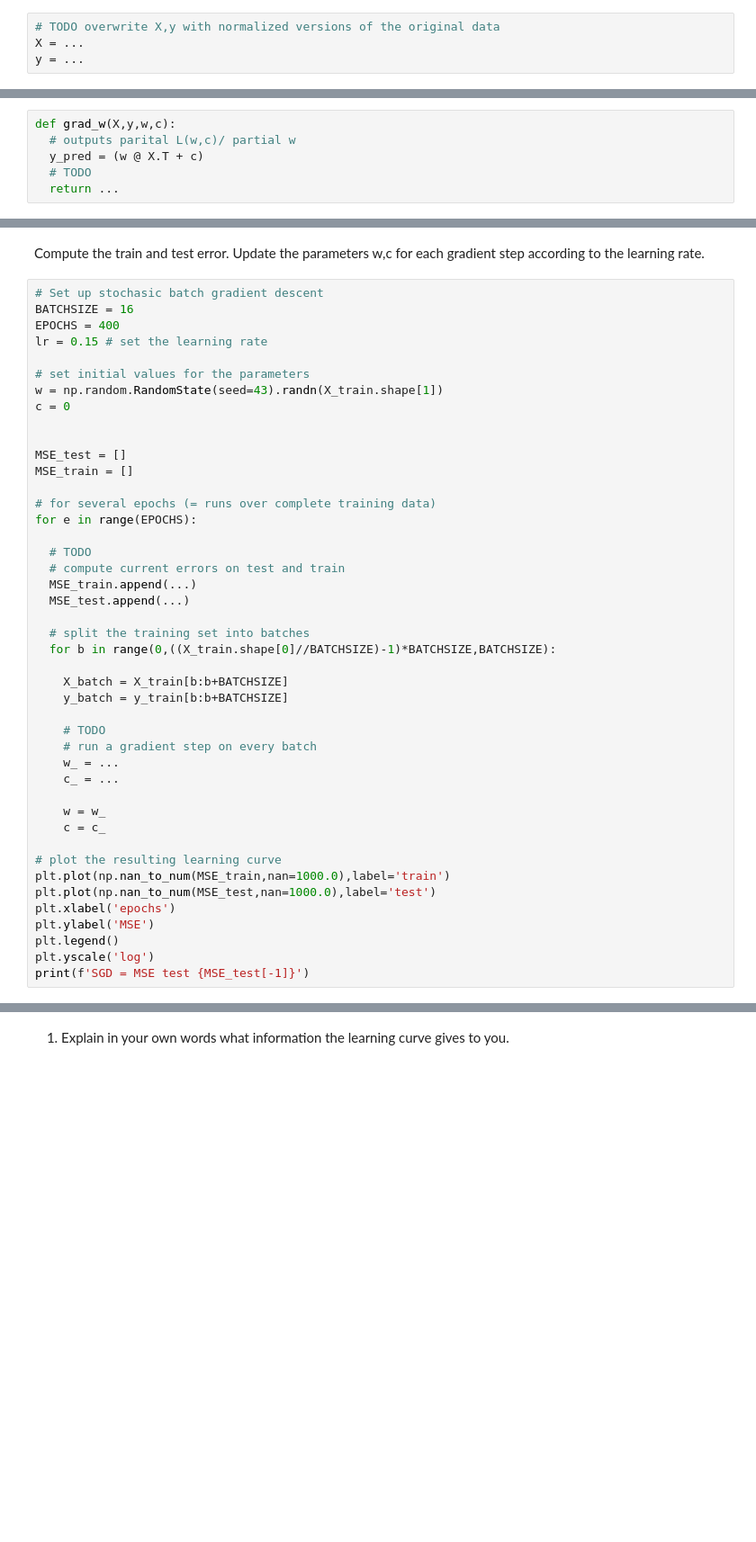
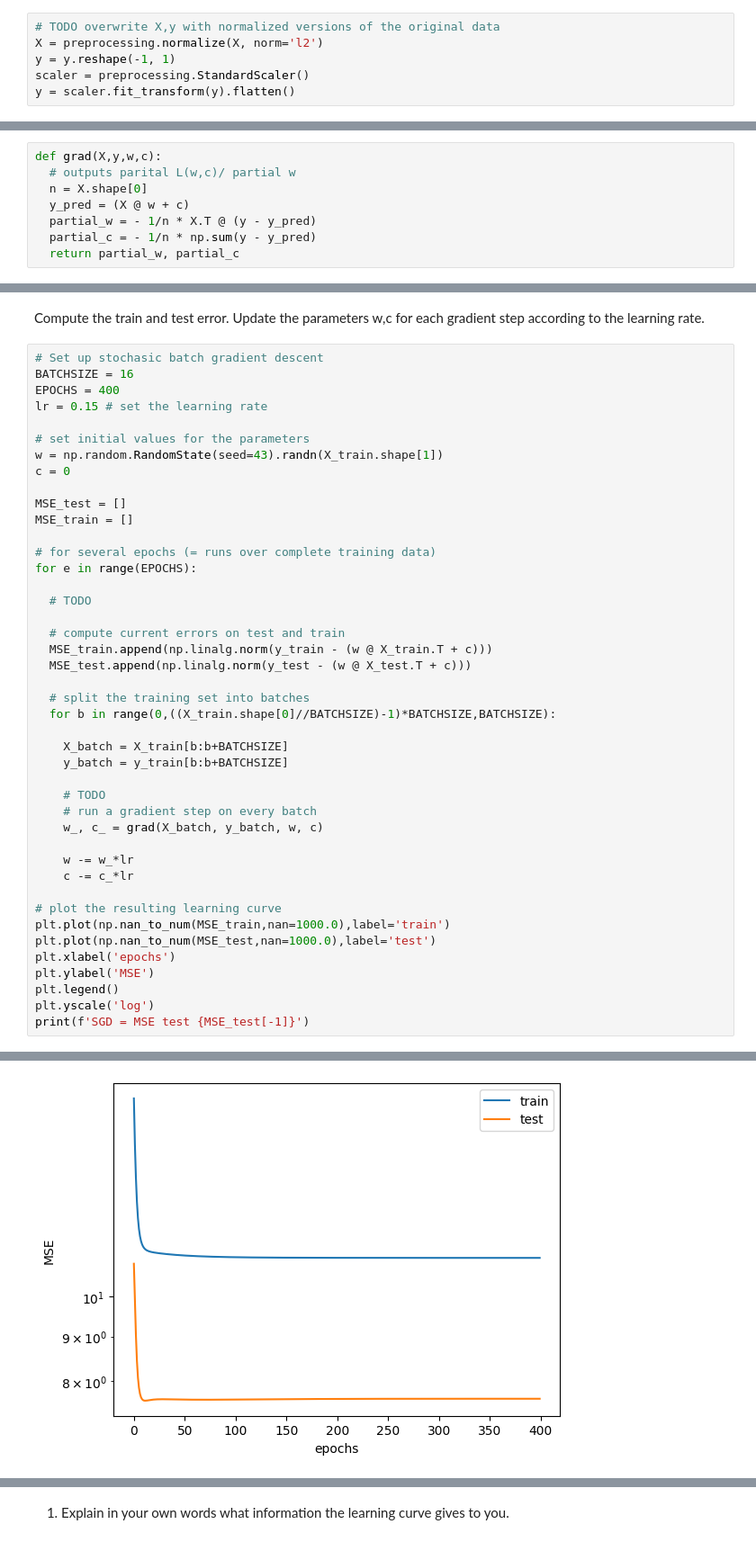
Before and after one commit to davidomanovic/Machine-Learning, a Jupyter notebook: Gradient Descent/ml4phys_exercise4.ipynb, the cells around one changed output, grey strips where cells are left out. Shown: that part at 90% size. Drawn from its saved outputs; the diff is of its cells as text; blank space fills up the shorter version.

Commit message:
Grad descent

```diff
--- a/Gradient Descent/ml4phys_exercise4.ipynb
+++ b/Gradient Descent/ml4phys_exercise4.ipynb
@@ -244,8 +244,10 @@ sns.clustermap(corr_mat, vmax = 0.8); # plot a clustered heatmap
 [Normalize](https://scikit-learn.org/stable/modules/generated/sklearn.preprocessing.normalize.html) the input data using the L2 norm, as well as the target data by the maximum value.
 # %%
 # TODO overwrite X,y with normalized versions of the original data
-X = ...
-y = ...
+X = preprocessing.normalize(X, norm='l2')
+y = y.reshape(-1, 1)
+scaler = preprocessing.StandardScaler()
+y = scaler.fit_transform(y).flatten()
 # %%
 # Split the data
 X_train, X_validation, y_train, y_validation = train_test_split(X, y, test_size = 0.2, random_state = 14)
@@ -265,8 +267,10 @@ What are the gradients?
 
 Implement them below.
 # %%
-def grad_w(X,y,w,c):
+def grad(X,y,w,c):
   # outputs parital L(w,c)/ partial w
-  y_pred = (w @ X.T + c)
-  # TODO
-  return ...
+  n = X.shape[0]
+  y_pred = (X @ w + c)
+  partial_w = - 1/n * X.T @ (y - y_pred)
+  partial_c = - 1/n * np.sum(y - y_pred)
+  return partial_w, partial_c
@@ -289,7 +294,6 @@ lr = 0.15 # set the learning rate
 w = np.random.RandomState(seed=43).randn(X_train.shape[1])
 c = 0
 
-
 MSE_test = []
 MSE_train = []
 
@@ -297,9 +301,10 @@ MSE_train = []
 for e in range(EPOCHS):
 
   # TODO
+
   # compute current errors on test and train
-  MSE_train.append(...)
-  MSE_test.append(...)
+  MSE_train.append(np.linalg.norm(y_train - (w @ X_train.T + c)))
+  MSE_test.append(np.linalg.norm(y_test - (w @ X_test.T + c)))
 
   # split the training set into batches
   for b in range(0,((X_train.shape[0]//BATCHSIZE)-1)*BATCHSIZE,BATCHSIZE):
@@ -309,11 +314,10 @@ for e in range(EPOCHS):
 
     # TODO
     # run a gradient step on every batch
-    w_ = ...
-    c_ = ...
+    w_, c_ = grad(X_batch, y_batch, w, c)
 
-    w = w_
-    c = c_
+    w -= w_*lr
+    c -= c_*lr
 
 # plot the resulting learning curve
 plt.plot(np.nan_to_num(MSE_train,nan=1000.0),label='train')
@@ -323,3 +327,4 @@ plt.ylabel('MSE')
 plt.legend()
 plt.yscale('log')
 print(f'SGD = MSE test {MSE_test[-1]}')
+# %% [output]
@@ -326,3 +332,4 @@ print(f'SGD = MSE test {MSE_test[-1]}')
+[figure, added]
 # %%
 # Show the predictions
 plt.plot((w @ X_test.T + c), y_test, '.')
```
Also changed, not shown: parts of 8 cells of this notebook.
